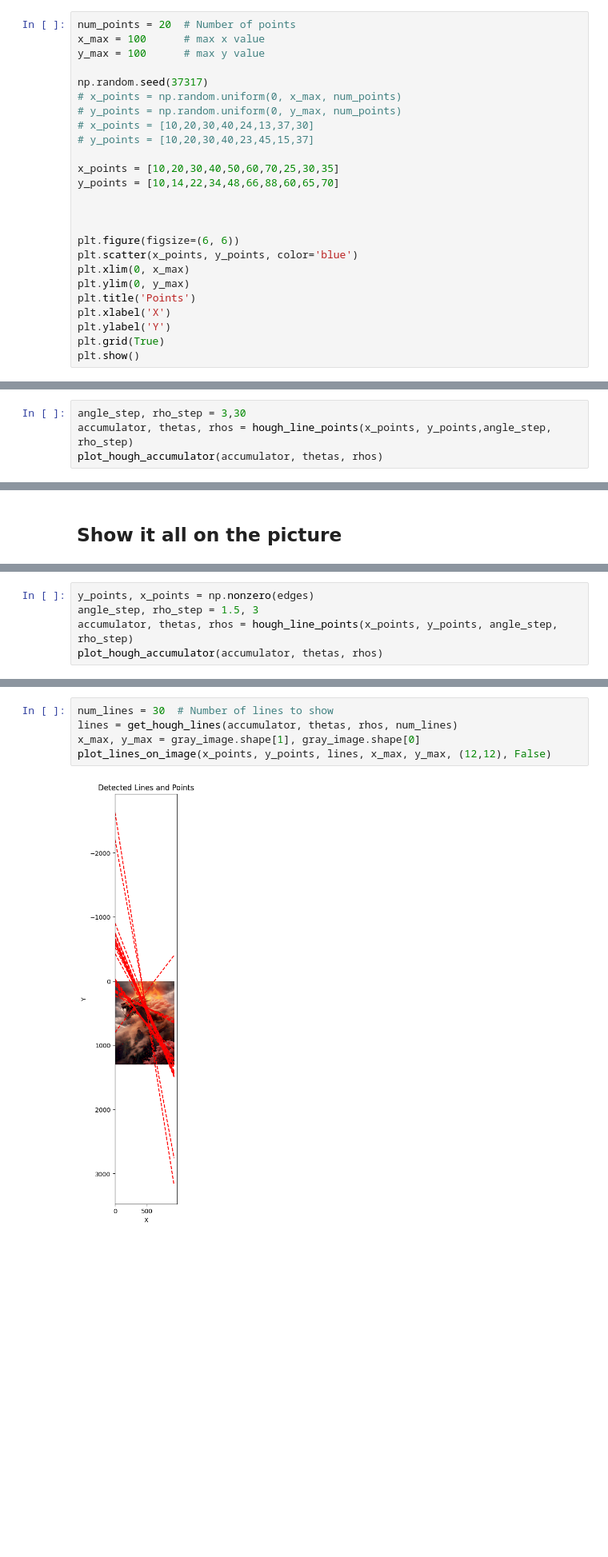
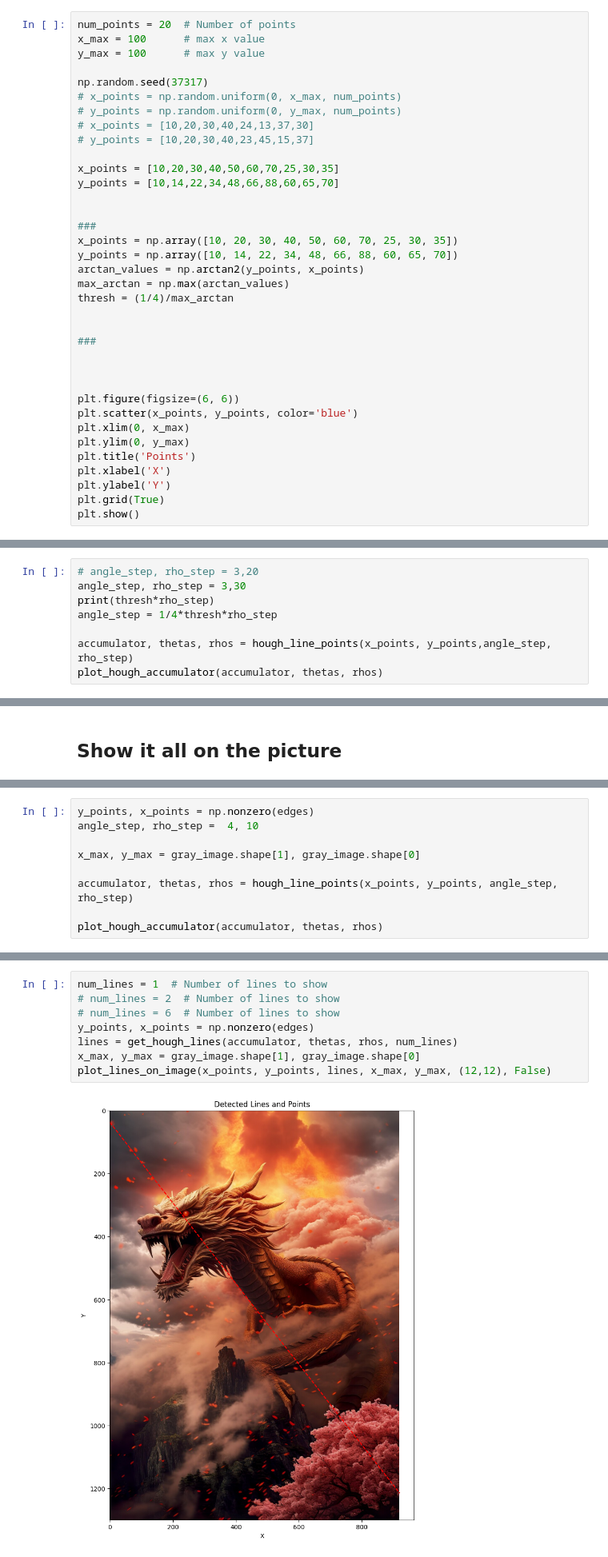
Before and after one commit to isaacGrinboim/Geometry---Hough-and-Canny, a Jupyter notebook: demo.ipynb, the cells around one changed output, grey strips where cells are left out. Shown at 80% size. Saved outputs shown, nothing was run; the diff lists cells and outputs as text; blank space fills up the shorter version.

```diff
--- a/demo.ipynb
+++ b/demo.ipynb
@@ -26,6 +26,17 @@ x_points = [10,20,30,40,50,60,70,25,30,35]
 y_points = [10,14,22,34,48,66,88,60,65,70]
 
 
+###
+x_points = np.array([10, 20, 30, 40, 50, 60, 70, 25, 30, 35])
+y_points = np.array([10, 14, 22, 34, 48, 66, 88, 60, 65, 70])
+arctan_values = np.arctan2(y_points, x_points)
+max_arctan = np.max(arctan_values)
+thresh = (1/4)/max_arctan
+
+
+###
+
+
 
 plt.figure(figsize=(6, 6))
 plt.scatter(x_points, y_points, color='blue')
@@ -105,7 +116,11 @@ def plot_hough_accumulator(accumulator, thetas, rhos):
 
 Now we use the Hough Transform on the random set of points and visualize it.
 # %%
+# angle_step, rho_step = 3,20
 angle_step, rho_step = 3,30
+print(thresh*rho_step)
+angle_step = 1/4*thresh*rho_step
+
 accumulator, thetas, rhos = hough_line_points(x_points, y_points,angle_step, rho_step)
 plot_hough_accumulator(accumulator, thetas, rhos)
 # %% [output]
@@ -372,7 +388,11 @@ def plot_lines_on_image(x_points, y_points, lines, x_max, y_max, figsize=(6, 6),
     plt.show()
 # %%
 y_points, x_points = np.nonzero(edges)
-angle_step, rho_step = 1.5, 3
+angle_step, rho_step =  4, 10
+
+x_max, y_max = gray_image.shape[1], gray_image.shape[0]
+
 accumulator, thetas, rhos = hough_line_points(x_points, y_points, angle_step, rho_step)
+
 plot_hough_accumulator(accumulator, thetas, rhos)
 # %% [output]
@@ -380,10 +400,13 @@ plot_hough_accumulator(accumulator, thetas, rhos)
 # %%
-num_lines = 30  # Number of lines to show
+num_lines = 1  # Number of lines to show
+# num_lines = 2  # Number of lines to show
+# num_lines = 6  # Number of lines to show
+y_points, x_points = np.nonzero(edges)
 lines = get_hough_lines(accumulator, thetas, rhos, num_lines)
 x_max, y_max = gray_image.shape[1], gray_image.shape[0]
 plot_lines_on_image(x_points, y_points, lines, x_max, y_max, (12,12), False)
 # %% [output]
-[figure, old version]
+[figure, new version]
 # %% [markdown]
 ## Get more lines
 # %%
```
Also changed, not shown: parts of 3 cells of this notebook, 2 other files.
